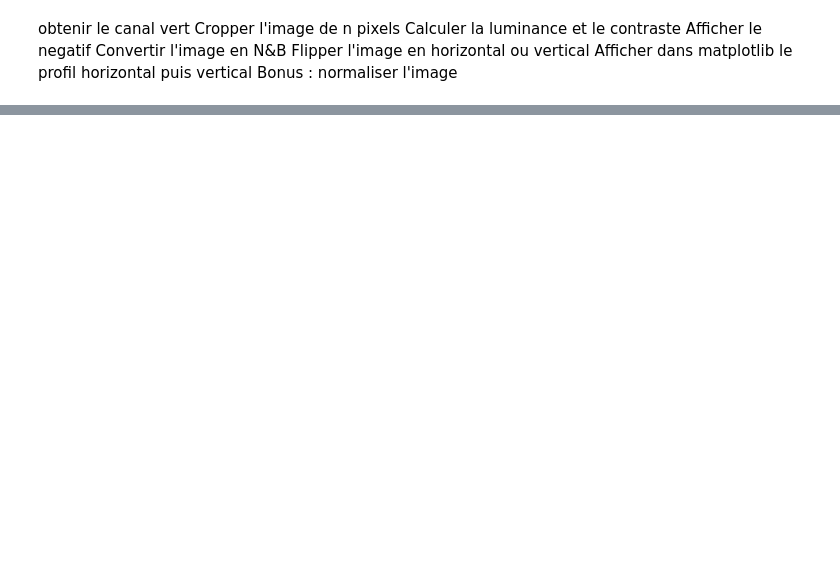
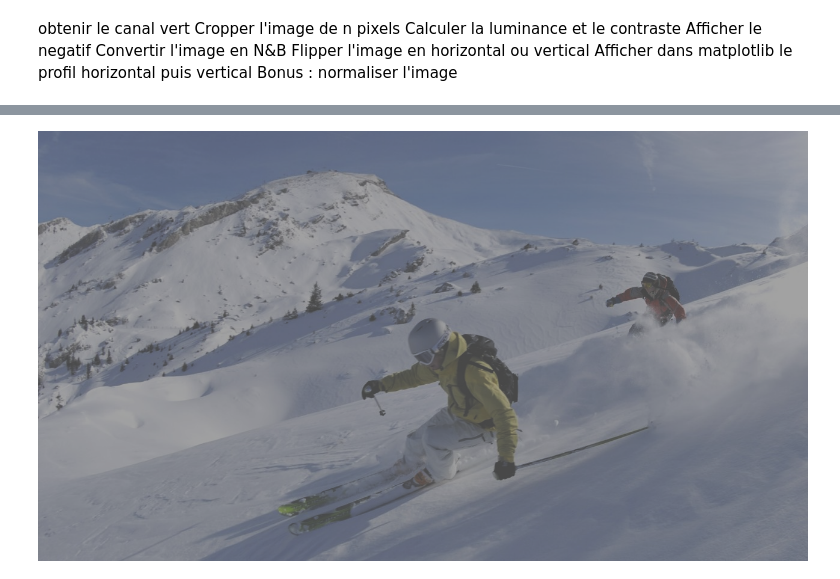
Before and after one commit to cyrilvincent/datascience, a Jupyter notebook: tp_image.ipynb, the cells around one changed output, grey strips where cells are left out. Drawn from its saved outputs; the diff is of its cells as text; code cells hidden in the pictures; blank space fills up the shorter version.

```diff
--- a/tp_image.ipynb
+++ b/tp_image.ipynb
@@ -36,0 +57,9 @@ Bonus : normaliser l'image
+# %%
+normalized = np.tanh(((array - lum) / contrast) / 3) * (255/ 4) + 127.5
+# normalized = np.clip(normalized, 0, 255)
+# %%
+dest = Image.fromarray(normalized.astype(np.uint8)).convert("RGB")
+dest.save("data/img/out.png")
+dest
+# %% [output]
+[figure, new version]
```
Also changed, not shown: parts of 11 cells of this notebook, 1 other file.
